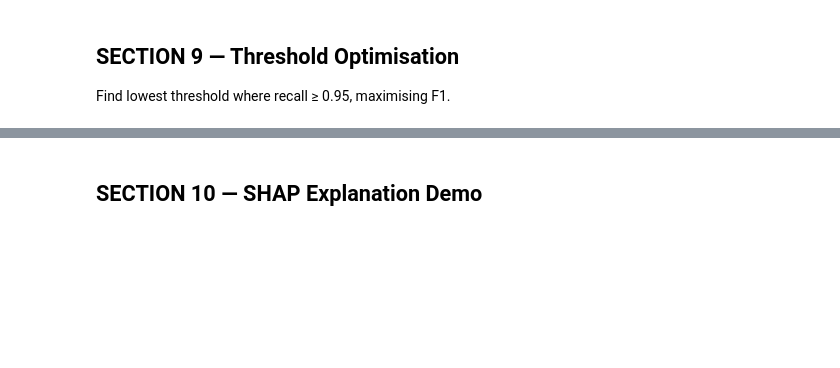
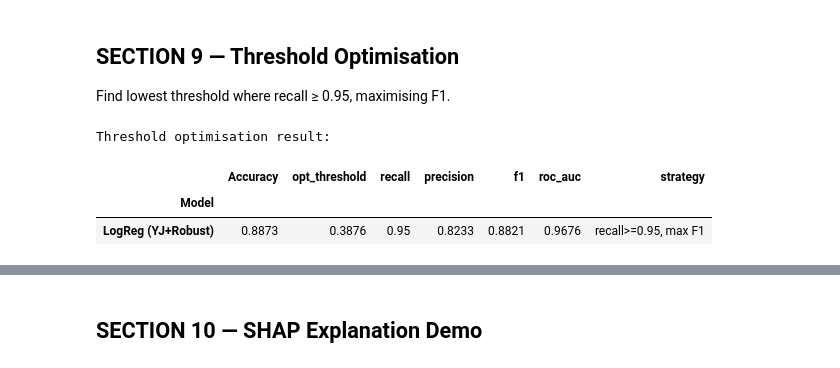
Before and after one commit to NafisNaufal/phishing-url-detection, a Jupyter notebook: 06_logreg_yeojohnson.ipynb, the cells around one changed output, grey strips where cells are left out. Saved outputs shown, nothing was run; the diff lists cells and outputs as text; code cells hidden in the pictures; blank space fills up the shorter version.

```diff
--- a/06_logreg_yeojohnson.ipynb
+++ b/06_logreg_yeojohnson.ipynb
@@ -238,29 +250,35 @@ Find lowest threshold where recall ≥ 0.95, maximising F1.
 # %%
 prec_arr, rec_arr, thresh_arr = precision_recall_curve(y_test, y_prob)
 
 opt_threshold = 0.5
 opt_f1        = 0.0
 for p, r, t in zip(prec_arr, rec_arr, thresh_arr):
     if r >= 0.95:
         f1 = 2 * p * r / (p + r + 1e-9)
         if f1 > opt_f1:
             opt_f1        = f1
             opt_threshold = t
 
 y_pred_opt = (y_prob >= opt_threshold).astype(int)
 
 thresh_df = pd.DataFrame([{
     'Model':         'LogReg (YJ+Robust)',
+    'Accuracy':      round(accuracy_score(y_test, y_pred_opt), 4),
     'opt_threshold': round(float(opt_threshold), 4),
     'recall':        round(recall_score(y_test, y_pred_opt), 4),
     'precision':     round(precision_score(y_test, y_pred_opt), 4),
     'f1':            round(f1_score(y_test, y_pred_opt), 4),
     'roc_auc':       round(roc_auc_score(y_test, y_prob), 4),
     'strategy':      'recall>=0.95, max F1',
 }]).set_index('Model')
 
 print('Threshold optimisation result:')
 display(thresh_df)
+# %% [output]
+Threshold optimisation result:
+|  | Accuracy | opt_threshold | recall | precision | f1 | roc_auc | strategy |
+| Model |  |  |  |  |  |  |  |
+| LogReg (YJ+Robust) | 0.8873 | 0.3876 | 0.95 | 0.8233 | 0.8821 | 0.9676 | recall>=0.95, max F1 |
 # %%
 # PR curve
 fig, ax = plt.subplots(figsize=(9, 6))
```
Also changed, not shown: parts of 8 cells of this notebook, 2 other files.
